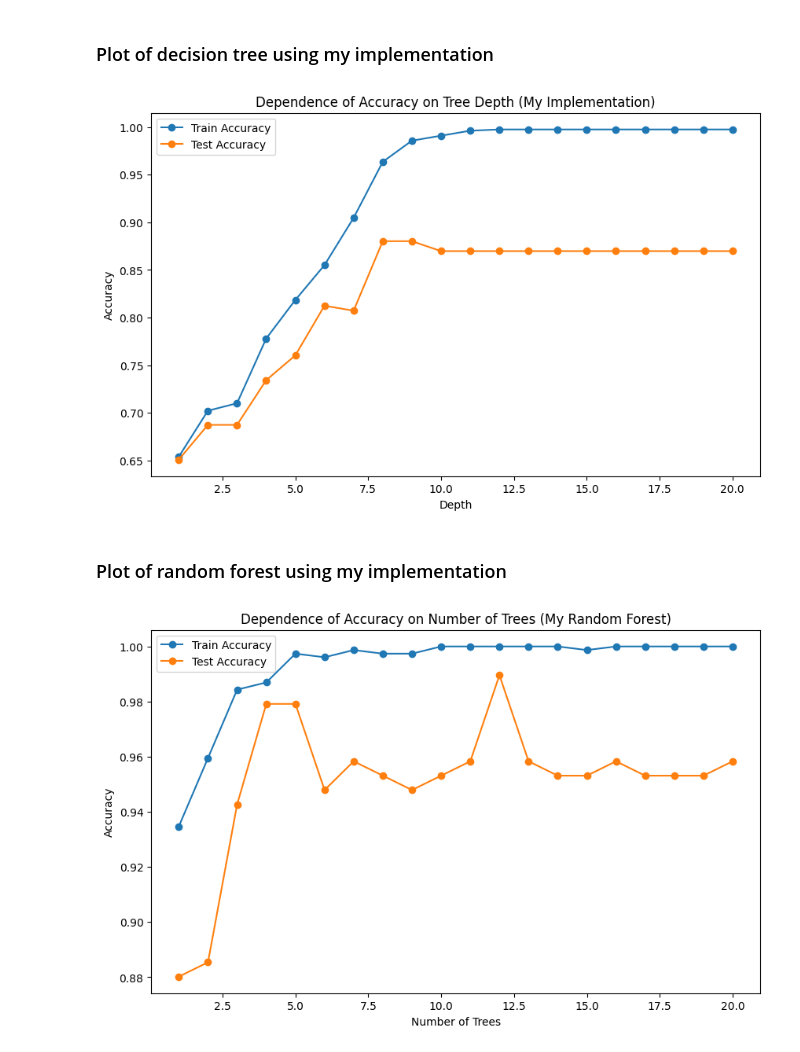
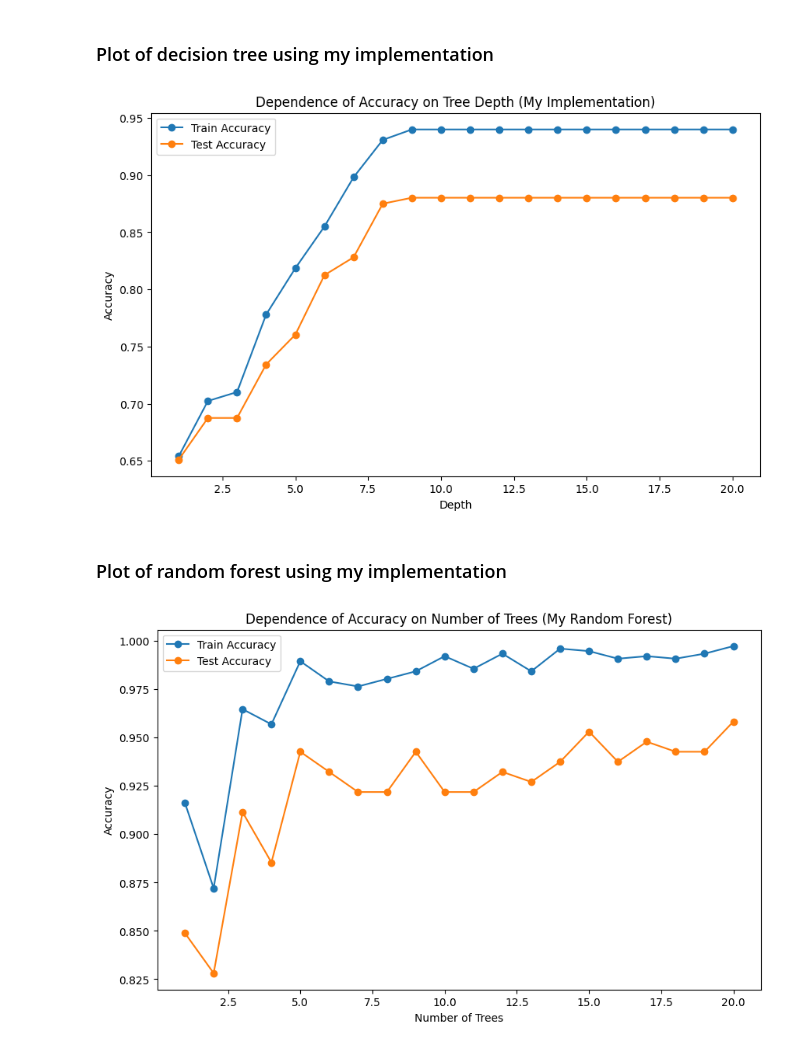
Before and after one commit to DmitryVasilkovW/ITMO-ML-DT, a Jupyter notebook: dt/visualisation/report.ipynb, the cells around one changed output. Saved outputs shown, nothing was run; the diff lists cells and outputs as text; code cells hidden in the pictures.

Commit message:
fix: plots

```diff
--- a/dt/visualisation/report.ipynb
+++ b/dt/visualisation/report.ipynb
@@ -1,3 +18,6 @@
 # %% [markdown]
 ### Plot of decision tree using lib implementation
+# %%
+min_samples_split = HyperparameterSelection.get_best_min_samples_split()
+min_samples_leaf = HyperparameterSelection.get_best_min_samples_leaf()
 # %%
@@ -25,16 +39,12 @@ show_gradient_boost_classifier_lib_impl()
 # %% [markdown]
 ### Plot of decision tree using my implementation
 # %%
-from dt.plot.plots import show_my_decision_tree_impl
-
-show_my_decision_tree_impl()
+show_my_decision_tree_impl(min_samples_split, min_samples_leaf)
 # %% [output]
-[figure, old version]
+[figure, new version]
 # %% [markdown]
 ### Plot of random forest using my implementation
 # %%
-from dt.plot.plots import show_my_random_forest_impl
-
-show_my_random_forest_impl()
+show_my_random_forest_impl(min_samples_split, min_samples_leaf)
 # %% [output]
-[figure, old version]
+[figure, new version]
```
Also changed, not shown: parts of 6 cells of this notebook, 2 other files.
